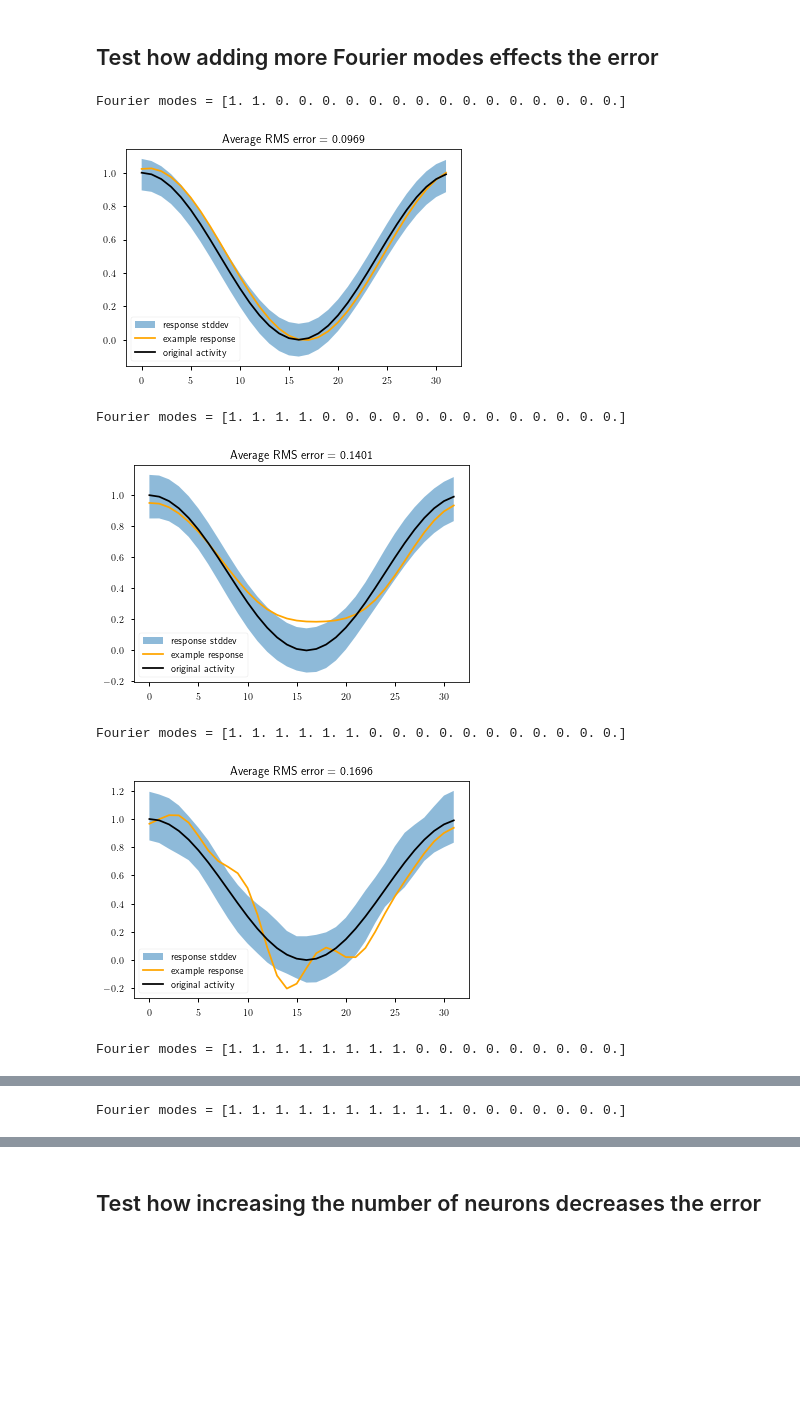
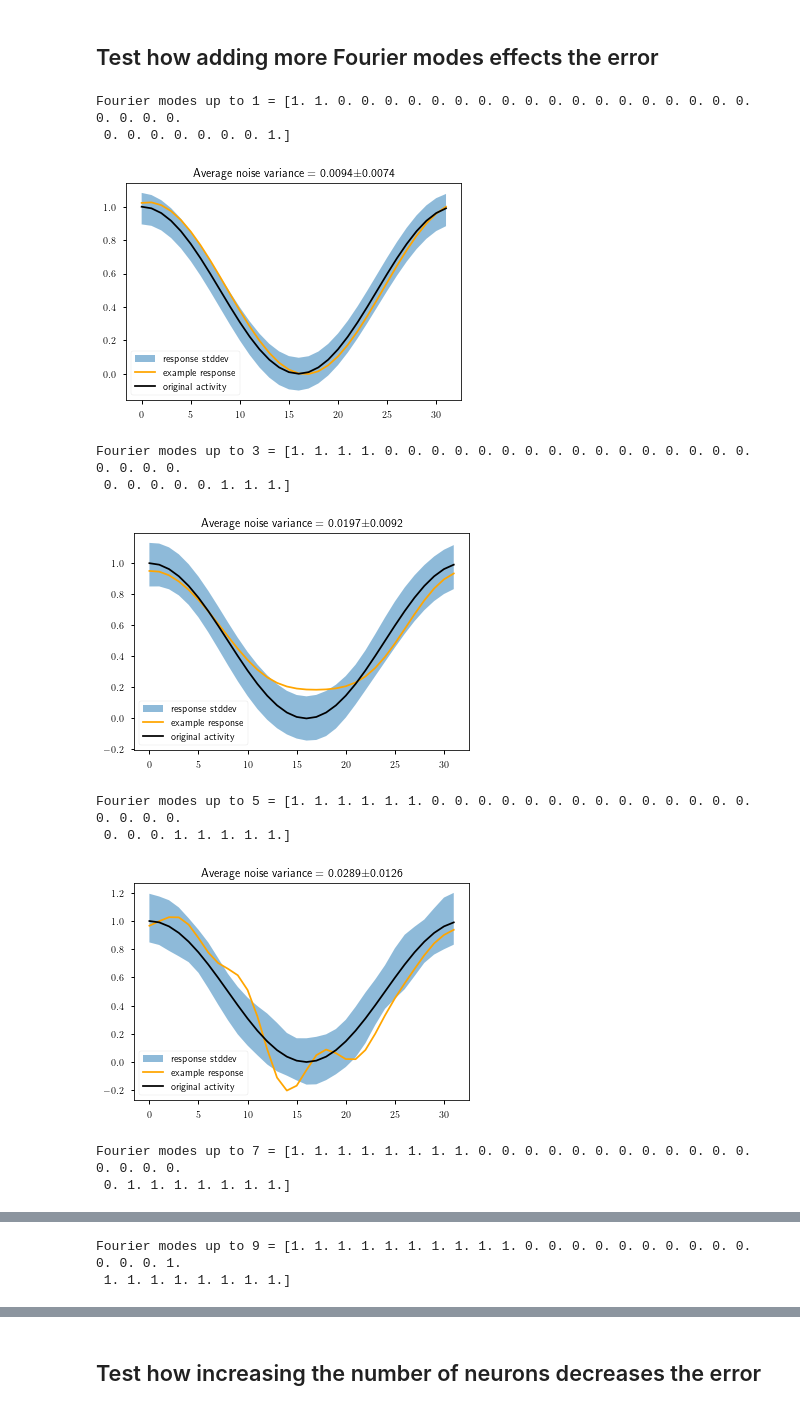
Before and after one commit to Dominic-DallOsto/insect-navigation-sinusoidal-optimality, a Jupyter notebook: sinusoidal noise rejection.ipynb, the cells around one changed output, grey strips where cells are left out. Cells and saved outputs as stored; diff of their text form; code cells hidden in the pictures; blank space fills up the shorter version.

```diff
--- a/sinusoidal noise rejection.ipynb
+++ b/sinusoidal noise rejection.ipynb
@@ -42,54 +57,64 @@ def simulate_and_plot(a0, W, dt=0.001, repetitions=100, noise=0.3, plot=True, sh
 	for _ in range(50000):
 		delta_a = -a + W@a
 		a += dt*delta_a
+		if abs(delta_a).sum() < 1e-6:
+			break
 
 	error = a - a0.reshape(a0.size,1)
 	mu = a.mean(axis=1)
 	stdev = np.sqrt(a.var(axis=1))
-	rms = np.sqrt((error**2).mean(axis=1))
-	rms_mean = rms.mean()
-	rms_stdev = np.sqrt(rms.var())
+	ms_error = np.mean(error**2, axis=0)
+	ms_mean = ms_error.mean()
+	ms_stdev = ms_error.std()
+	assert mu.size == a0.size and stdev.size == a0.size, 'Not averaging over repetitions in the right direction'
+	assert ms_error.size == repetitions, 'Not averaging over neurons in the right direction'
 
 	if plot:
 		plt.fill_between(neuron_indices, mu - stdev, mu + stdev, alpha=0.5, label='response stddev')
 		plt.plot(neuron_indices, a[:,0], 'orange', label='example response')
 		plt.plot(a0, 'k', label='original activity')
-		plt.title(f'Average RMS error = {rms_mean:.4f}')
+		plt.title(f'Average noise variance = {ms_mean:.4f}$\\pm${ms_stdev:.4f}')
 		plt.legend()
 		if show:
 			plt.show()
 
-	return rms_mean, rms_stdev
+	return ms_mean, ms_stdev
 # %% [markdown]
 ## Test how adding more Fourier modes effects the error
 # %%
 fourier_mode_errors = []
 fourier_mode_stddevs = []
 noise_stddev = 0.3
+noise_var = noise_stddev**2
 
-last_mode_range = np.arange(2,N//2+2,2)
+last_mode_range = np.arange(1,N//2+1,2)
 for last_mode in last_mode_range:
-	fw = np.zeros(N//2+1)
-	fw[:last_mode] = 1
+	fw = fill_fourier_modes_up_to_N(last_mode, N)
 
-	W = profile_to_matrix(get_cosine_from_fourier_modes(fw))
+	W = profile_to_matrix(get_cosine_from_fourier_spectrum(fw))
 
-	print(f'Fourier modes = {fw}')
-	rms_mean, rms_stddev = simulate_and_plot(a, W, noise=noise_stddev)
-	fourier_mode_errors.append(rms_mean)
-	fourier_mode_stddevs.append(rms_stddev)
+	print(f'Fourier modes up to {last_mode} = {fw}')
+	ms_mean, ms_stddev = simulate_and_plot(a, W, noise=noise_stddev)
+	fourier_mode_errors.append(ms_mean)
+	fourier_mode_stddevs.append(ms_stddev)
 plt.figure(figsize=(10,6))
-plt.errorbar(last_mode_range-1, fourier_mode_errors, fourier_mode_stddevs, fmt='o')
-plt.xlabel('last occupied Fourier mode')
-plt.ylabel('Average variance in noise')
-plt.title(f'Average variance in stable neuron stable with injected noise $\\sigma={noise_stddev}$')
+plt.errorbar(last_mode_range, fourier_mode_errors, fourier_mode_stddevs, fmt='o', label='simulation')
+plt.plot(last_mode_range, [noise_var/N*np.sum(fill_fourier_modes_up_to_N(last_mode, N)) for last_mode in last_mode_range], 'd', markersize=15, label='theoretical prediction')
+plt.xlabel('Last occupied Fourier mode')
+plt.ylabel('Noise variance')
+plt.title(f'Average variance in stable neuron state with injected noise $\\sigma^2={noise_var}$')
+plt.legend()
 plt.tight_layout()
 plt.show()
 # %% [output]
-Fourier modes = [1. 1. 0. 0. 0. 0. 0. 0. 0. 0. 0. 0. 0. 0. 0. 0. 0.]
+Fourier modes up to 1 = [1. 1. 0. 0. 0. 0. 0. 0. 0. 0. 0. 0. 0. 0. 0. 0. 0. 0. 0. 0. 0. 0. 0. 0.
+ 0. 0. 0. 0. 0. 0. 0. 1.]
-[figure, old version]
+[figure, new version]
-Fourier modes = [1. 1. 1. 1. 0. 0. 0. 0. 0. 0. 0. 0. 0. 0. 0. 0. 0.]
+Fourier modes up to 3 = [1. 1. 1. 1. 0. 0. 0. 0. 0. 0. 0. 0. 0. 0. 0. 0. 0. 0. 0. 0. 0. 0. 0. 0.
+ 0. 0. 0. 0. 0. 1. 1. 1.]
-[figure, old version]
+[figure, new version]
-Fourier modes = [1. 1. 1. 1. 1. 1. 0. 0. 0. 0. 0. 0. 0. 0. 0. 0. 0.]
+Fourier modes up to 5 = [1. 1. 1. 1. 1. 1. 0. 0. 0. 0. 0. 0. 0. 0. 0. 0. 0. 0. 0. 0. 0. 0. 0. 0.
+ 0. 0. 0. 1. 1. 1. 1. 1.]
-[figure, old version]
+[figure, new version]
-Fourier modes = [1. 1. 1. 1. 1. 1. 1. 1. 0. 0. 0. 0. 0. 0. 0. 0. 0.]
+Fourier modes up to 7 = [1. 1. 1. 1. 1. 1. 1. 1. 0. 0. 0. 0. 0. 0. 0. 0. 0. 0. 0. 0. 0. 0. 0. 0.
+ 0. 1. 1. 1. 1. 1. 1. 1.]
@@ -97 +122,2 @@ Fourier modes = [1. 1. 1. 1. 1. 1. 1. 1. 0. 0. 0. 0. 0. 0. 0. 0. 0.]
-Fourier modes = [1. 1. 1. 1. 1. 1. 1. 1. 1. 1. 0. 0. 0. 0. 0. 0. 0.]
+Fourier modes up to 9 = [1. 1. 1. 1. 1. 1. 1. 1. 1. 1. 0. 0. 0. 0. 0. 0. 0. 0. 0. 0. 0. 0. 0. 1.
+ 1. 1. 1. 1. 1. 1. 1. 1.]
```
Also changed, not shown: parts of 7 cells of this notebook, 2 other files.
